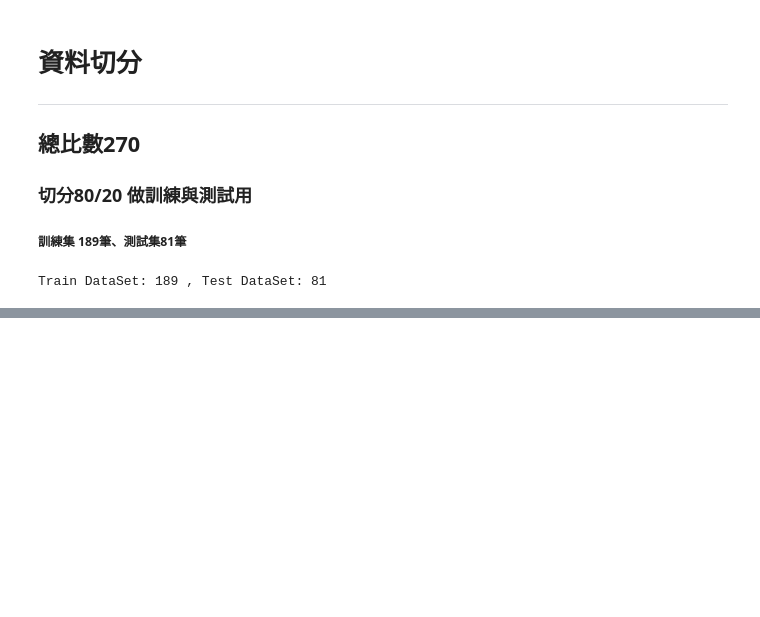
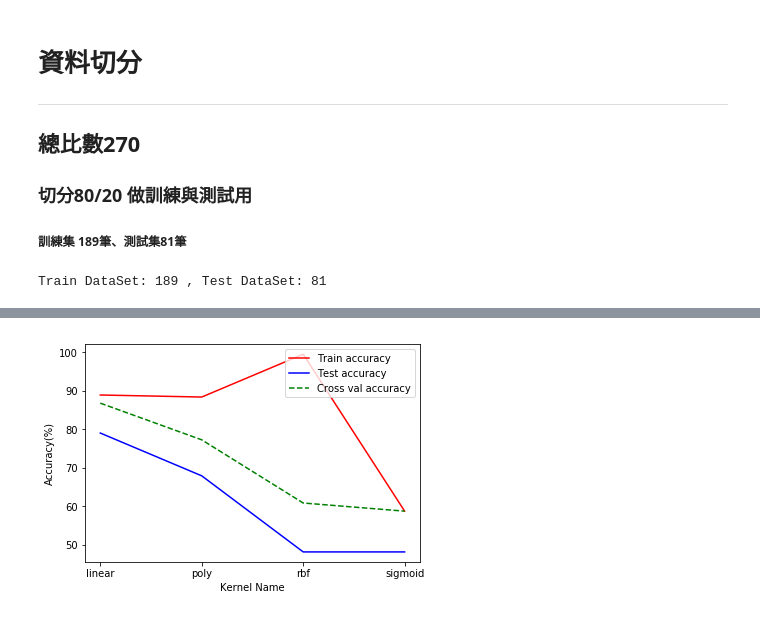
Before and after one commit to HsuSE/AI_HomeWork, a Jupyter notebook: 第七週1025/SVC_homework.ipynb, the cells around one changed output, grey strips where cells are left out. Saved outputs shown, nothing was run; the diff lists cells and outputs as text; code cells hidden in the pictures; blank space fills up the shorter version.

```diff
--- a/第七週1025/SVC_homework.ipynb
+++ b/第七週1025/SVC_homework.ipynb
@@ -165,8 +160,11 @@ SVC(C=1, cache_size=200, class_weight=None, coef0=0.0,
 # %%
-plt.plot(train_log, np.arange(4), 'r-', label='Train accuracy')
-plt.plot(val_log, np.arange(4), 'b-', label='Test accuracy')
-plt.plot(cro_log, np.arange(4), 'g-', label='Cross val accuracy')
+plt.plot(np.arange(4), train_log, 'r-', label='Train accuracy')
+plt.plot(np.arange(4), val_log, 'b-', label='Test accuracy')
+plt.plot(np.arange(4), cro_log, 'g--', label='Cross val accuracy')
 plt.legend(loc='upper right')
 plt.ylabel('Accuracy(%)')
 plt.xlabel('Kernel Name')
-plt.xticks(kernel)
+plt.xticks(np.arange(4), kernel)
+plt.show()
+# %% [output]
+[figure, added]
```
Also changed, not shown: parts of 2 cells of this notebook, 1 other file.
